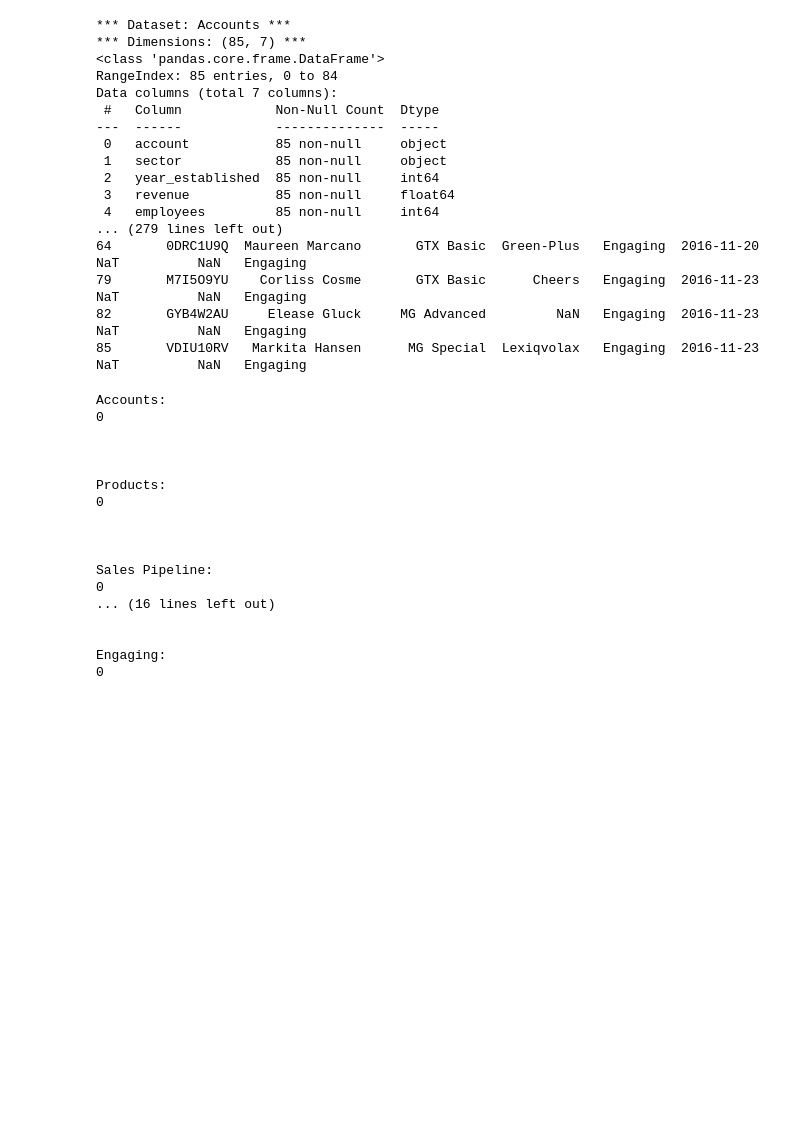
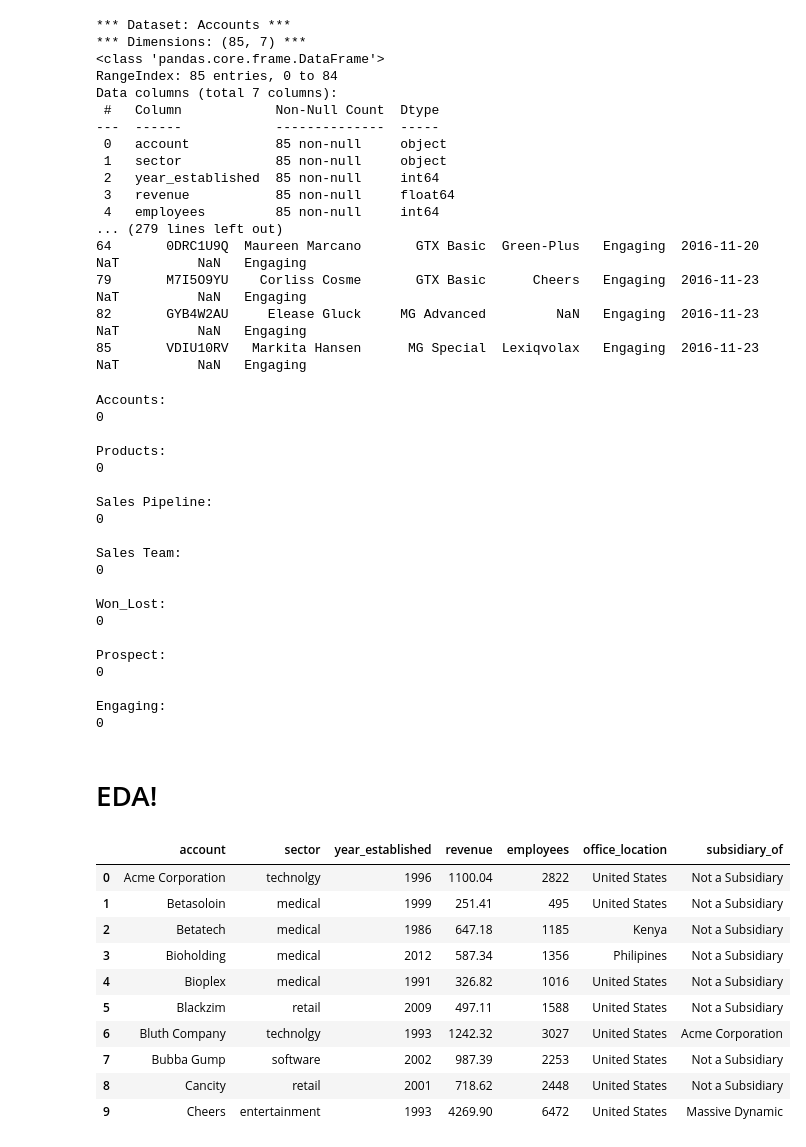
Before and after one commit to SuyogPatgave/Python_Codes-Projects, a Jupyter notebook: CRM_Project.ipynb, the cells around one changed output. Drawn from its saved outputs; the diff is of its cells as text; code cells hidden in the pictures; blank space fills up the shorter version.

```diff
--- a/CRM_Project.ipynb
+++ b/CRM_Project.ipynb
@@ -397,7 +399,7 @@ Data columns (total 7 columns):
 
 def dup_check (df):
   for name, dataset in df:
-    print(f"\n\n\n{name.title()}:")
+    print(f"\n{name.title()}:")
     print(f"{dataset.duplicated().sum()}")
 
 
@@ -405,18 +407,40 @@ dup_check(datasets2)
 # %% [output]
 Accounts:
 0
-
-
 
 Products:
 0
 
-
-
 Sales Pipeline:
 0
-... (16 lines left out)
 
+Sales Team:
+0
+
+Won_Lost:
+0
+
+Prospect:
+0
 
 Engaging:
 0
+# %% [markdown]
+# EDA!
+# %%
+pd.set_option('display.width', 700)
+pd.set_option('display.max_columns', None)
+# %%
+acc.head(10)
+# %% [output]
+|  | account | sector | year_established | revenue | employees | office_location | subsidiary_of |
+| 0 | Acme Corporation | technolgy | 1996 | 1100.04 | 2822 | United States | Not a Subsidiary |
+| 1 | Betasoloin | medical | 1999 | 251.41 | 495 | United States | Not a Subsidiary |
+| 2 | Betatech | medical | 1986 | 647.18 | 1185 | Kenya | Not a Subsidiary |
+| 3 | Bioholding | medical | 2012 | 587.34 | 1356 | Philipines | Not a Subsidiary |
+| 4 | Bioplex | medical | 1991 | 326.82 | 1016 | United States | Not a Subsidiary |
+| 5 | Blackzim | retail | 2009 | 497.11 | 1588 | United States | Not a Subsidiary |
+| 6 | Bluth Company | technolgy | 1993 | 1242.32 | 3027 | United States | Acme Corporation |
+| 7 | Bubba Gump | software | 2002 | 987.39 | 2253 | United States | Not a Subsidiary |
+| 8 | Cancity | retail | 2001 | 718.62 | 2448 | United States | Not a Subsidiary |
+| 9 | Cheers | entertainment | 1993 | 4269.90 | 6472 | United States | Massive Dynamic |
```
Also changed, not shown: parts of 4 cells of this notebook.
